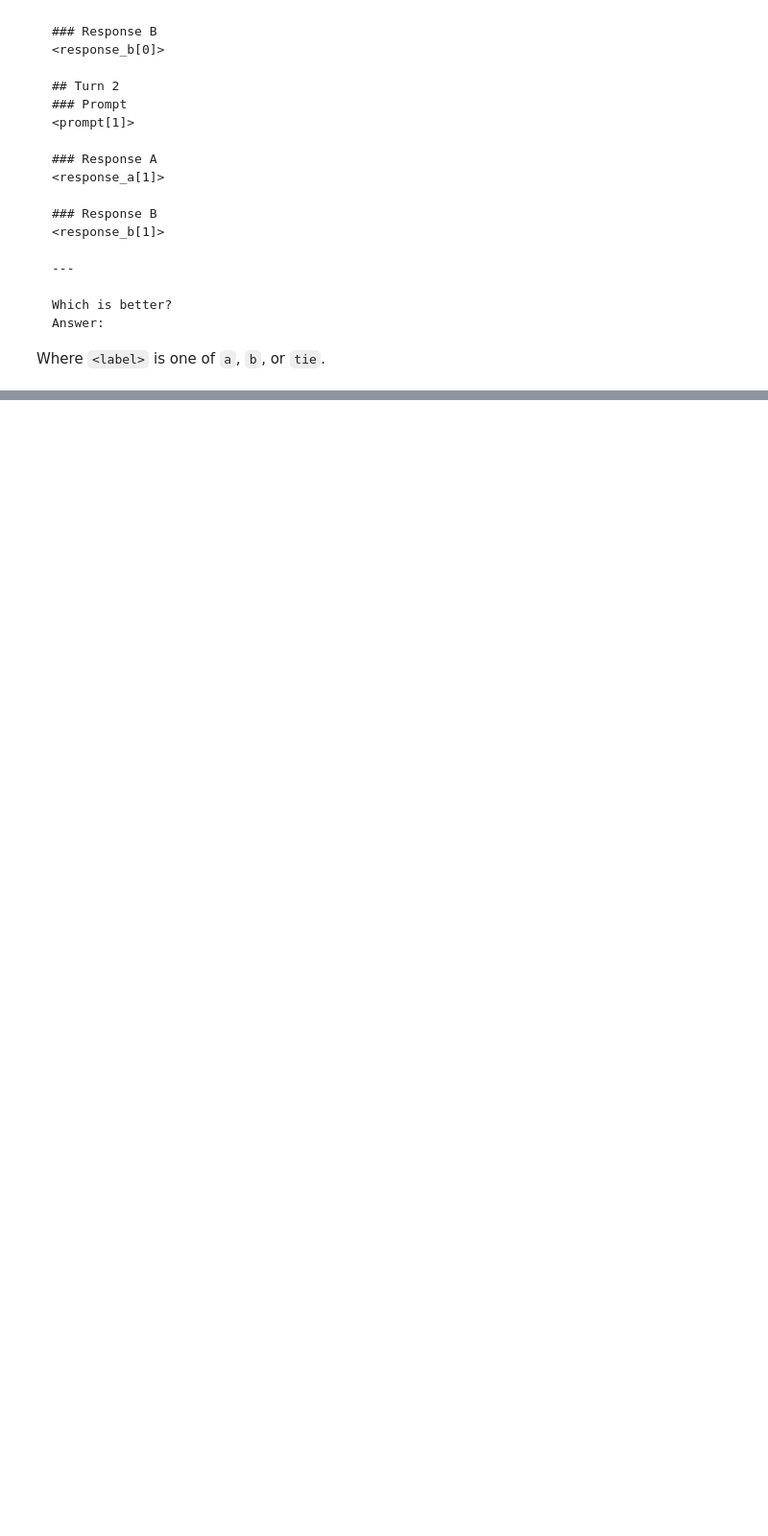
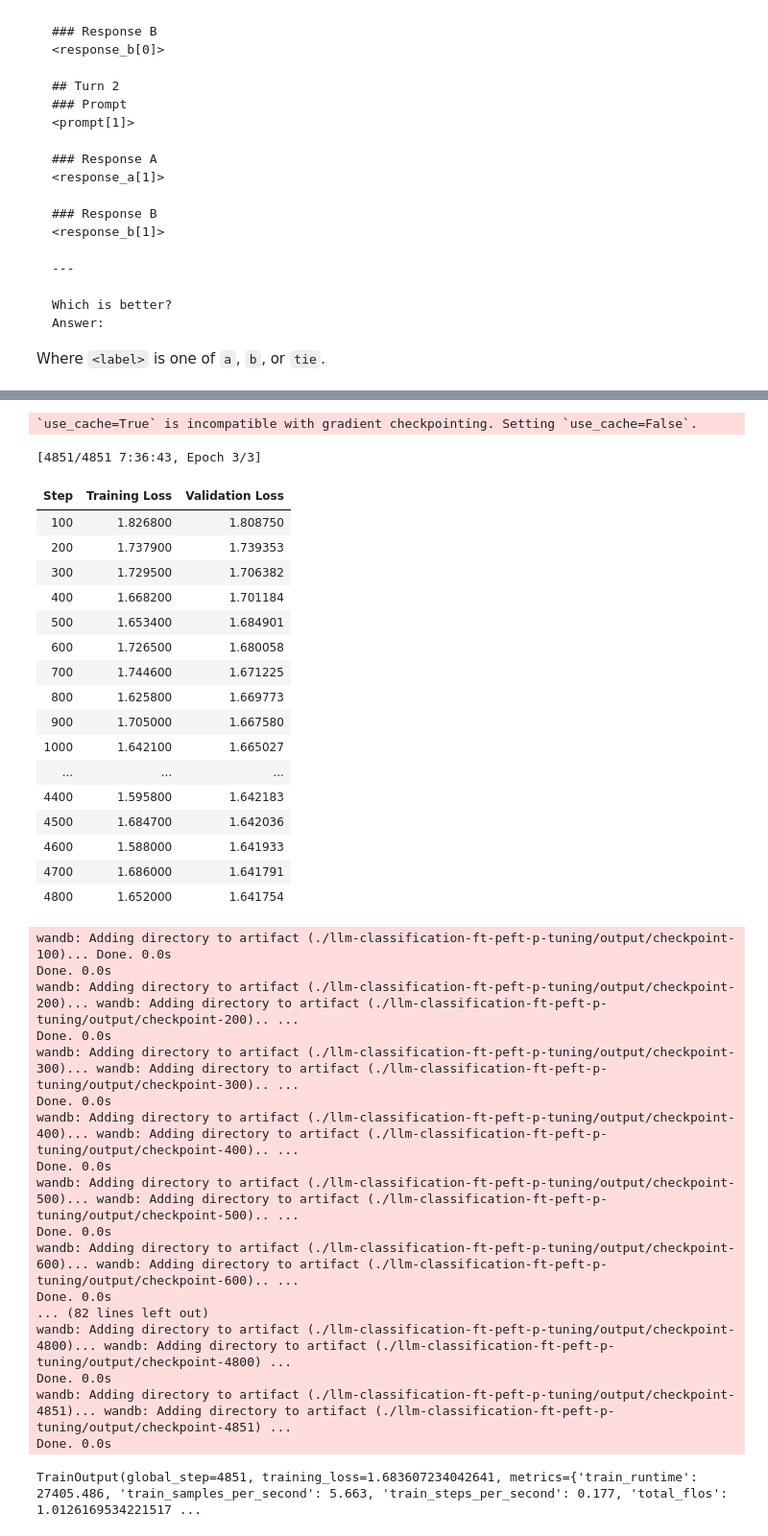
Before and after one commit to drklee3/kaggle-competitions, a Jupyter notebook: llm-classification-ft/llm-classification-ft.ipynb, the cells around one changed output, grey strips where cells are left out. Shown at 96% size. Cells and saved outputs as stored; diff of their text form; code cells hidden in the pictures; blank space fills up the shorter version.

Commit message:
Training stuff

```diff
--- a/llm-classification-ft/llm-classification-ft.ipynb
+++ b/llm-classification-ft/llm-classification-ft.ipynb
@@ -436,0 +517,27 @@ TypeError: preprocess_function() missing 1 required positional argument: 'max_le
+# %%
+from transformers import default_data_collator
+
+# Use the tokenized datasets directly with the Trainer
+train_ds = tokenized["train"]
+eval_ds = tokenized["test"]
+
+print(f"Training dataset size: {len(train_ds)}")
+print(f"Evaluation dataset size: {len(eval_ds)}")
+
+# Check that all sequences are now the same length
+print(f"\nChecking sequence lengths consistency:")
+first_sample_length = len(train_ds[0]["input_ids"])
+print(f"First sample length: {first_sample_length}")
+
+# Check a few more samples to ensure consistency
+for i in range(min(5, len(train_ds))):
+    length = len(train_ds[i]["input_ids"])
+    labels_length = len(train_ds[i]["labels"])
+    attention_length = len(train_ds[i]["attention_mask"])
+    print(f"Sample {i}: input_ids={length}, labels={labels_length}, attention_mask={attention_length}")
+
+    if length != labels_length or length != attention_length:
+        print(f"WARNING: Length mismatch in sample {i}")
+        break
+else:
+    print("All samples have consistent lengths!")
@@ -436,0 +565,13 @@ TypeError: preprocess_function() missing 1 required positional argument: 'max_le
+# %%
+from peft import PromptEncoderConfig, get_peft_model
+
+# Improved PEFT configuration with more capacity and regularization
+peft_config = PromptEncoderConfig(
+    task_type="CAUSAL_LM",
+    num_virtual_tokens=50,
+    encoder_hidden_size=256,
+    encoder_dropout=0.1,
+)
+
+model = get_peft_model(model, peft_config)
+model.print_trainable_parameters()
@@ -436,0 +730,40 @@ TypeError: preprocess_function() missing 1 required positional argument: 'max_le
+# %%
+trainer.train()
+# %% [output]
+`use_cache=True` is incompatible with gradient checkpointing. Setting `use_cache=False`.
+[4851/4851 7:36:43, Epoch 3/3]
+| Step | Training Loss | Validation Loss |
+| 100 | 1.826800 | 1.808750 |
+| 200 | 1.737900 | 1.739353 |
+| 300 | 1.729500 | 1.706382 |
+| 400 | 1.668200 | 1.701184 |
+| 500 | 1.653400 | 1.684901 |
+| 600 | 1.726500 | 1.680058 |
+| 700 | 1.744600 | 1.671225 |
+| 800 | 1.625800 | 1.669773 |
+| 900 | 1.705000 | 1.667580 |
+| 1000 | 1.642100 | 1.665027 |
+| ... | ... | ... |
+| 4400 | 1.595800 | 1.642183 |
+| 4500 | 1.684700 | 1.642036 |
+| 4600 | 1.588000 | 1.641933 |
+| 4700 | 1.686000 | 1.641791 |
+| 4800 | 1.652000 | 1.641754 |
+wandb: Adding directory to artifact (./llm-classification-ft-peft-p-tuning/output/checkpoint-100)... Done. 0.0s
+Done. 0.0s
+wandb: Adding directory to artifact (./llm-classification-ft-peft-p-tuning/output/checkpoint-200)... wandb: Adding directory to artifact (./llm-classification-ft-peft-p-tuning/output/checkpoint-200).. ...
+Done. 0.0s
+wandb: Adding directory to artifact (./llm-classification-ft-peft-p-tuning/output/checkpoint-300)... wandb: Adding directory to artifact (./llm-classification-ft-peft-p-tuning/output/checkpoint-300).. ...
+Done. 0.0s
+wandb: Adding directory to artifact (./llm-classification-ft-peft-p-tuning/output/checkpoint-400)... wandb: Adding directory to artifact (./llm-classification-ft-peft-p-tuning/output/checkpoint-400).. ...
+Done. 0.0s
+wandb: Adding directory to artifact (./llm-classification-ft-peft-p-tuning/output/checkpoint-500)... wandb: Adding directory to artifact (./llm-classification-ft-peft-p-tuning/output/checkpoint-500).. ...
+Done. 0.0s
+wandb: Adding directory to artifact (./llm-classification-ft-peft-p-tuning/output/checkpoint-600)... wandb: Adding directory to artifact (./llm-classification-ft-peft-p-tuning/output/checkpoint-600).. ...
+Done. 0.0s
+... (82 lines left out)
+wandb: Adding directory to artifact (./llm-classification-ft-peft-p-tuning/output/checkpoint-4800)... wandb: Adding directory to artifact (./llm-classification-ft-peft-p-tuning/output/checkpoint-4800) ...
+Done. 0.0s
+wandb: Adding directory to artifact (./llm-classification-ft-peft-p-tuning/output/checkpoint-4851)... wandb: Adding directory to artifact (./llm-classification-ft-peft-p-tuning/output/checkpoint-4851) ...
+Done. 0.0s
+TrainOutput(global_step=4851, training_loss=1.683607234042641, metrics={'train_runtime': 27405.486, 'train_samples_per_second': 5.663, 'train_steps_per_second': 0.177, 'total_flos': 1.0126169534221517 ...
```
Also changed, not shown: parts of 22 cells of this notebook.
